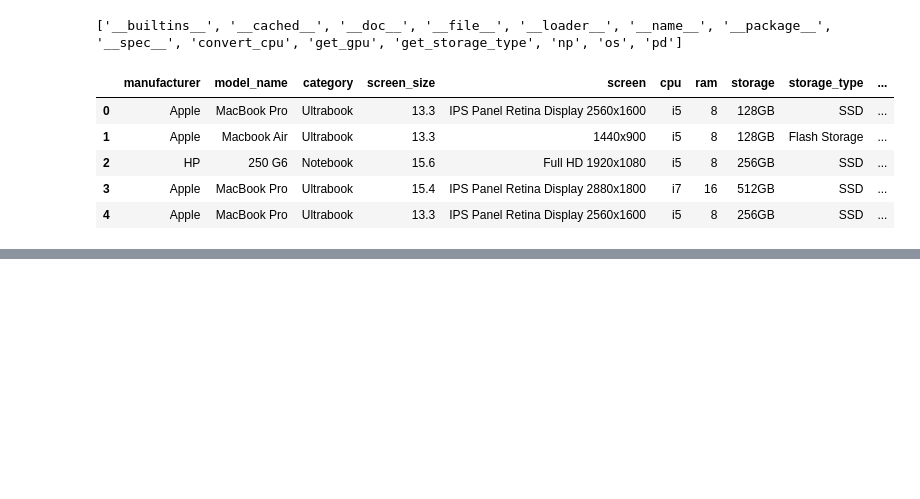
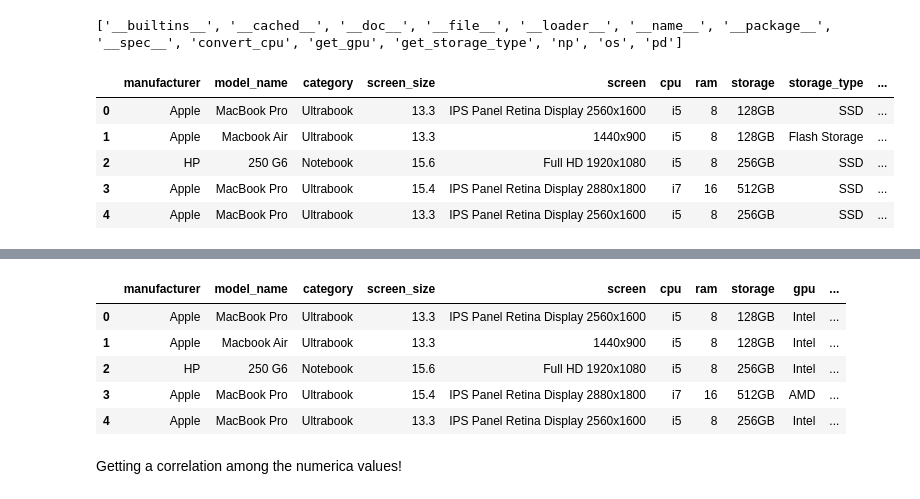
Before and after one commit to bharath03-a/EDA_scikit, a Jupyter notebook: notebooks/EDA_lm.ipynb, the cells around one changed output, grey strips where cells are left out. Cells and saved outputs as stored; diff of their text form; code cells hidden in the pictures; blank space fills up the shorter version.

```diff
--- a/notebooks/EDA_lm.ipynb
+++ b/notebooks/EDA_lm.ipynb
@@ -151,0 +211,13 @@ laptops_data.head()
+# %%
+laptops_data['x_res'] = splitdf[0]
+laptops_data['y_res'] = splitdf[1]
+
+laptops_data['x_res'] = laptops_data['x_res'].str.replace(',', '').str.findall(r'(\d+\.?\d+)').apply(lambda x:x[0])
+laptops_data.head()
+# %% [output]
+|  | manufacturer | model_name | category | screen_size | screen | cpu | ram | storage | gpu | ... |
+| 0 | Apple | MacBook Pro | Ultrabook | 13.3 | IPS Panel Retina Display 2560x1600 | i5 | 8 | 128GB | Intel | ... |
+| 1 | Apple | Macbook Air | Ultrabook | 13.3 | 1440x900 | i5 | 8 | 128GB | Intel | ... |
+| 2 | HP | 250 G6 | Notebook | 15.6 | Full HD 1920x1080 | i5 | 8 | 256GB | Intel | ... |
+| 3 | Apple | MacBook Pro | Ultrabook | 15.4 | IPS Panel Retina Display 2880x1800 | i7 | 16 | 512GB | AMD | ... |
+| 4 | Apple | MacBook Pro | Ultrabook | 13.3 | IPS Panel Retina Display 2560x1600 | i5 | 8 | 256GB | Intel | ... |
@@ -151,0 +234,2 @@ laptops_data.head()
+# %% [markdown]
+Getting a correlation among the numerica values!
```
Also changed, not shown: parts of 14 cells of this notebook, 1 other file.
